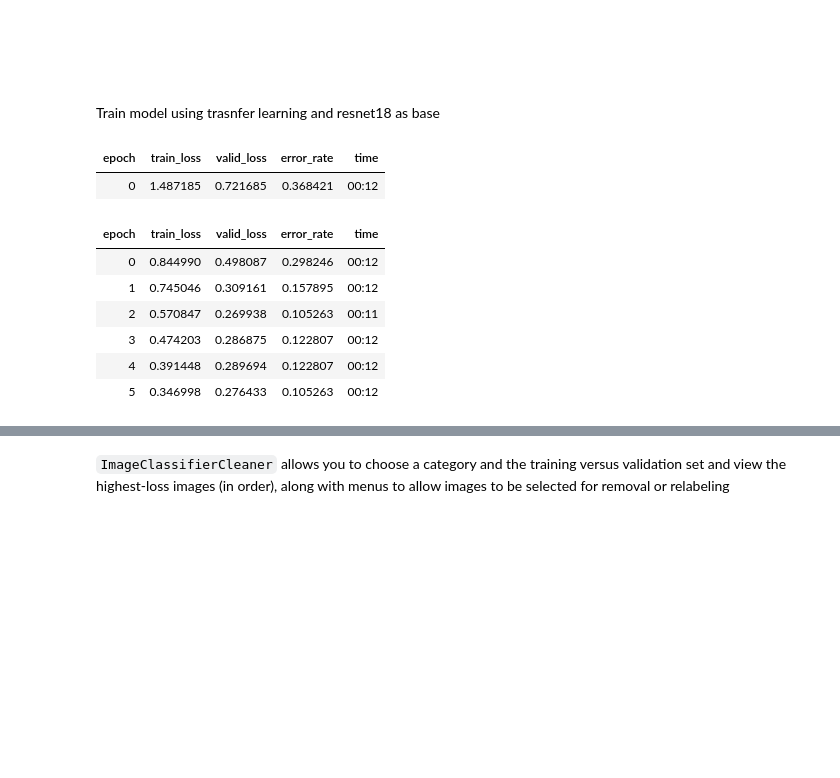
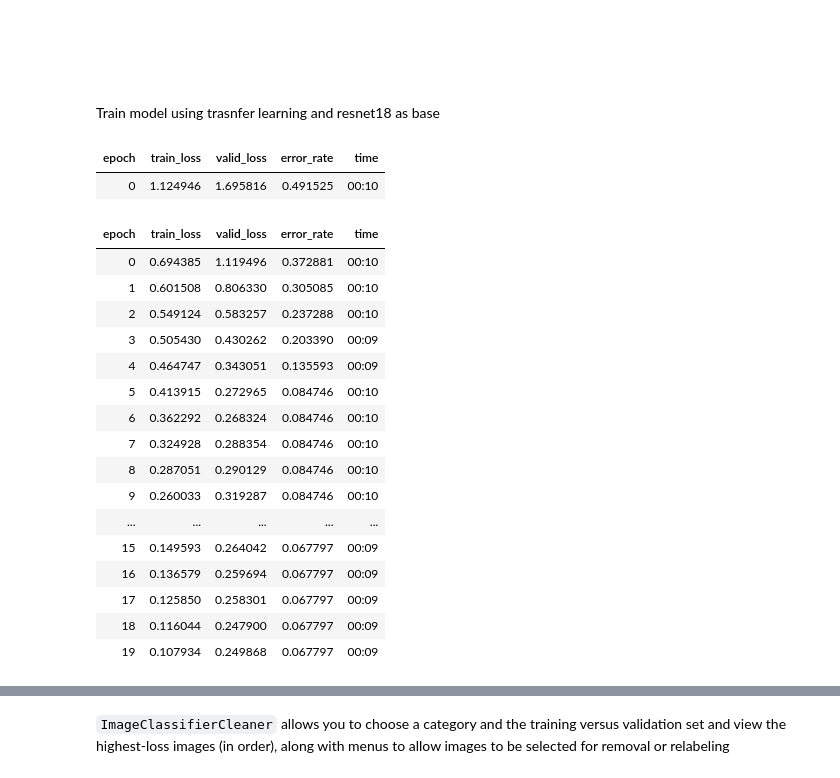
Before and after one commit to Sakib56/EczaNet, a Jupyter notebook: model.ipynb, the cells around one changed output, grey strips where cells are left out. Drawn from its saved outputs; the diff is of its cells as text; code cells hidden in the pictures; blank space fills up the shorter version.

```diff
--- a/model.ipynb
+++ b/model.ipynb
@@ -86,18 +89,28 @@ Train model using trasnfer learning and resnet18 as base
 # %%
 # tranfer learning using cnn and resnet18 with a batchsize=4
 # dls.num_workers = 0
 learn = cnn_learner(dls, resnet18, metrics=error_rate)
-learn.fine_tune(6)
+learn.fine_tune(20)
 # %% [output]
 | epoch | train_loss | valid_loss | error_rate | time |
-| 0 | 1.487185 | 0.721685 | 0.368421 | 00:12 |
+| 0 | 1.124946 | 1.695816 | 0.491525 | 00:10 |
 | epoch | train_loss | valid_loss | error_rate | time |
-| 0 | 0.844990 | 0.498087 | 0.298246 | 00:12 |
-| 1 | 0.745046 | 0.309161 | 0.157895 | 00:12 |
-| 2 | 0.570847 | 0.269938 | 0.105263 | 00:11 |
-| 3 | 0.474203 | 0.286875 | 0.122807 | 00:12 |
-| 4 | 0.391448 | 0.289694 | 0.122807 | 00:12 |
-| 5 | 0.346998 | 0.276433 | 0.105263 | 00:12 |
+| 0 | 0.694385 | 1.119496 | 0.372881 | 00:10 |
+| 1 | 0.601508 | 0.806330 | 0.305085 | 00:10 |
+| 2 | 0.549124 | 0.583257 | 0.237288 | 00:10 |
+| 3 | 0.505430 | 0.430262 | 0.203390 | 00:09 |
+| 4 | 0.464747 | 0.343051 | 0.135593 | 00:09 |
+| 5 | 0.413915 | 0.272965 | 0.084746 | 00:10 |
+| 6 | 0.362292 | 0.268324 | 0.084746 | 00:10 |
+| 7 | 0.324928 | 0.288354 | 0.084746 | 00:10 |
+| 8 | 0.287051 | 0.290129 | 0.084746 | 00:10 |
+| 9 | 0.260033 | 0.319287 | 0.084746 | 00:10 |
+| ... | ... | ... | ... | ... |
+| 15 | 0.149593 | 0.264042 | 0.067797 | 00:09 |
+| 16 | 0.136579 | 0.259694 | 0.067797 | 00:09 |
+| 17 | 0.125850 | 0.258301 | 0.067797 | 00:09 |
+| 18 | 0.116044 | 0.247900 | 0.067797 | 00:09 |
+| 19 | 0.107934 | 0.249868 | 0.067797 | 00:09 |
 # %%
 # view confusion matrix (contingency table / cross tabulation)
 interp = ClassificationInterpretation.from_learner(learn)
```
Also changed, not shown: parts of 8 cells of this notebook, 3 other files.
